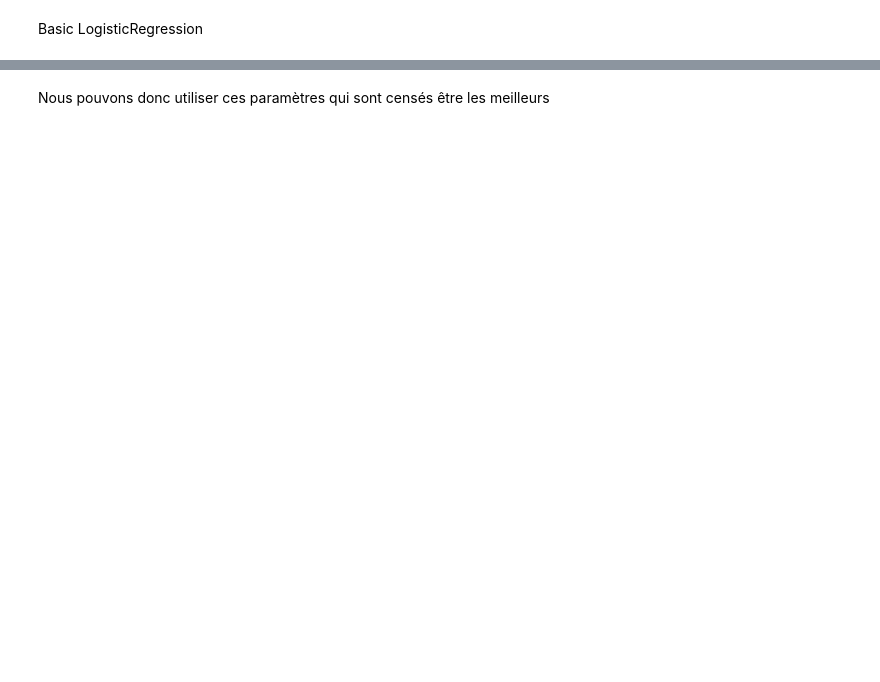
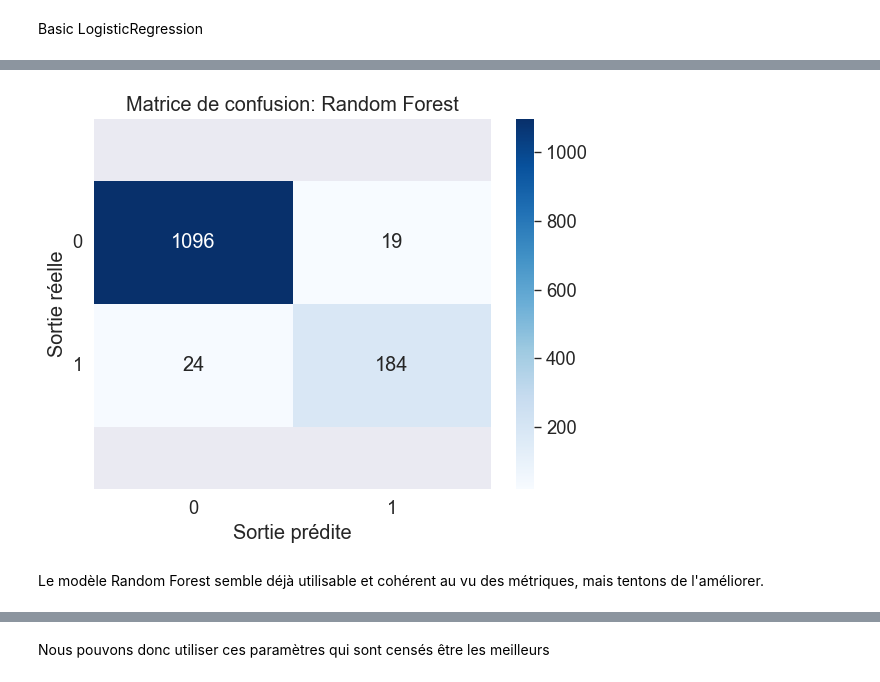
Before and after one commit to Lyderic17/blocAI, a Jupyter notebook: Projet.ipynb, the cells around one changed output, grey strips where cells are left out. Saved outputs shown, nothing was run; the diff lists cells and outputs as text; code cells hidden in the pictures; blank space fills up the shorter version.

```diff
--- a/Projet.ipynb
+++ b/Projet.ipynb
@@ -779,20 +812,24 @@ print('Recall Score: ', rfrecall)
 # %%
 sns.set(context="paper", font_scale=1.5)
 
 rfcm = confusion_matrix(y_test, y_pred)
 
 ax = heatmap = sns.heatmap(rfcm, cmap="Blues", annot= True,fmt=".0f")
 bottom, top = ax.get_ylim()
 ax.set_ylim(bottom + 0.5, top - 0.5)
 
-plt.title('Confusion Matrix: Random Forest')
-plt.ylabel('Real Outcome')
-plt.xlabel('Predicted Outcome')
+plt.title('Matrice de confusion: Random Forest')
+plt.ylabel('Sortie réelle')
+plt.xlabel('Sortie prédite')
 plt.yticks(rotation=0)
 plt.show()
 
 #TimerEnd
 rftime = (timer() - rfstart)
+# %% [output]
+[figure, added]
+# %% [markdown]
+Le modèle Random Forest semble déjà utilisable et cohérent au vu des métriques, mais tentons de l'améliorer.
 # %%
 #TimerStart
 rftunedstart = timer()
```
Also changed, not shown: parts of 58 cells of this notebook.
